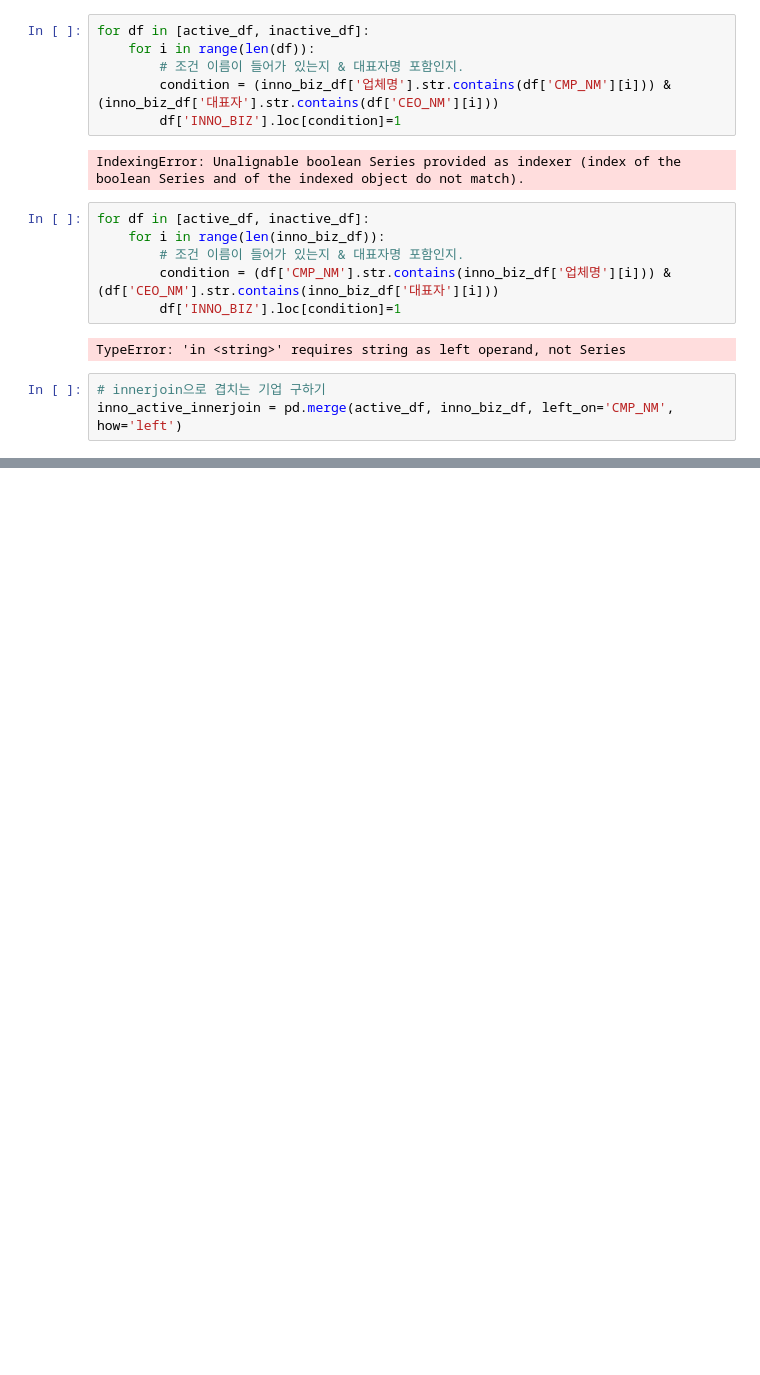
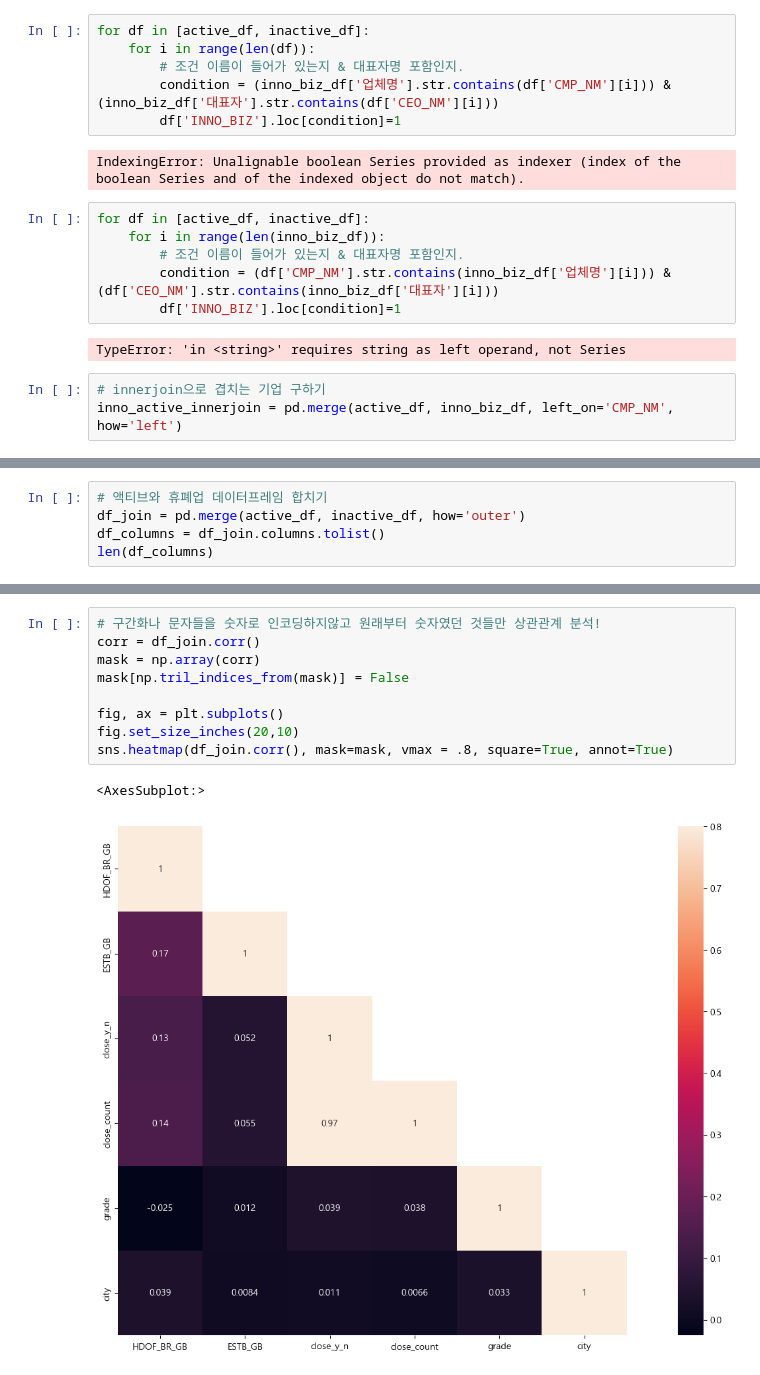
Before and after one commit to kwonwoobin/2022Sesac_1, a Jupyter notebook: numble/numble_data_pre.ipynb, the cells around one changed output, grey strips where cells are left out. Drawn from its saved outputs; the diff is of its cells as text; blank space fills up the shorter version.

```diff
--- a/numble/numble_data_pre.ipynb
+++ b/numble/numble_data_pre.ipynb
@@ -617,0 +571,5 @@ inno_active_innerjoin = pd.merge(active_df, inno_biz_df, left_on='CMP_NM', how='
+# %%
+# 액티브와 휴폐업 데이터프레임 합치기
+df_join = pd.merge(active_df, inactive_df, how='outer')
+df_columns = df_join.columns.tolist()
+len(df_columns)
@@ -617,0 +604,12 @@ inno_active_innerjoin = pd.merge(active_df, inno_biz_df, left_on='CMP_NM', how='
+# %%
+# 구간화나 문자들을 숫자로 인코딩하지않고 원래부터 숫자였던 것들만 상관관계 분석!
+corr = df_join.corr()
+mask = np.array(corr)
+mask[np.tril_indices_from(mask)] = False
+
+fig, ax = plt.subplots()
+fig.set_size_inches(20,10)
+sns.heatmap(df_join.corr(), mask=mask, vmax = .8, square=True, annot=True)
+# %% [output]
+<AxesSubplot:>
+[figure, added]
```
Also changed, not shown: parts of 72 cells of this notebook, 3 other files.
